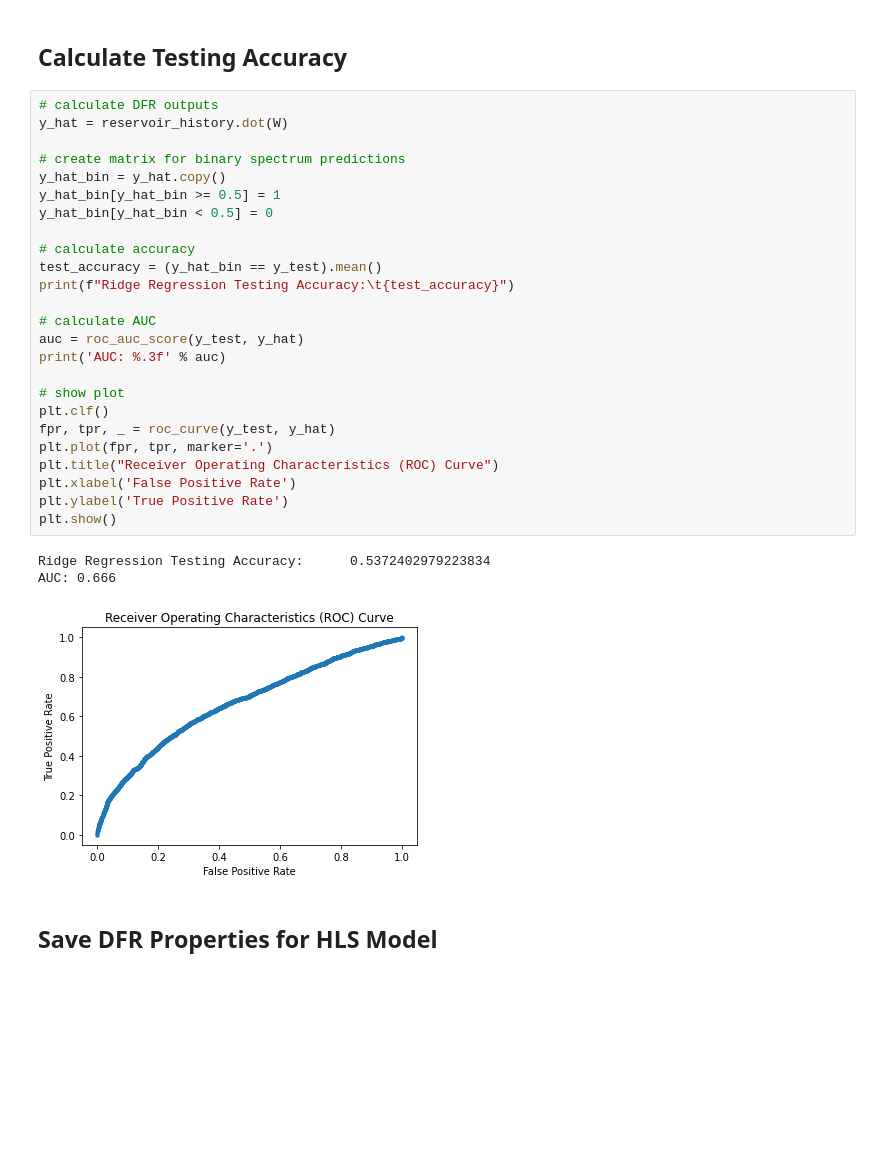
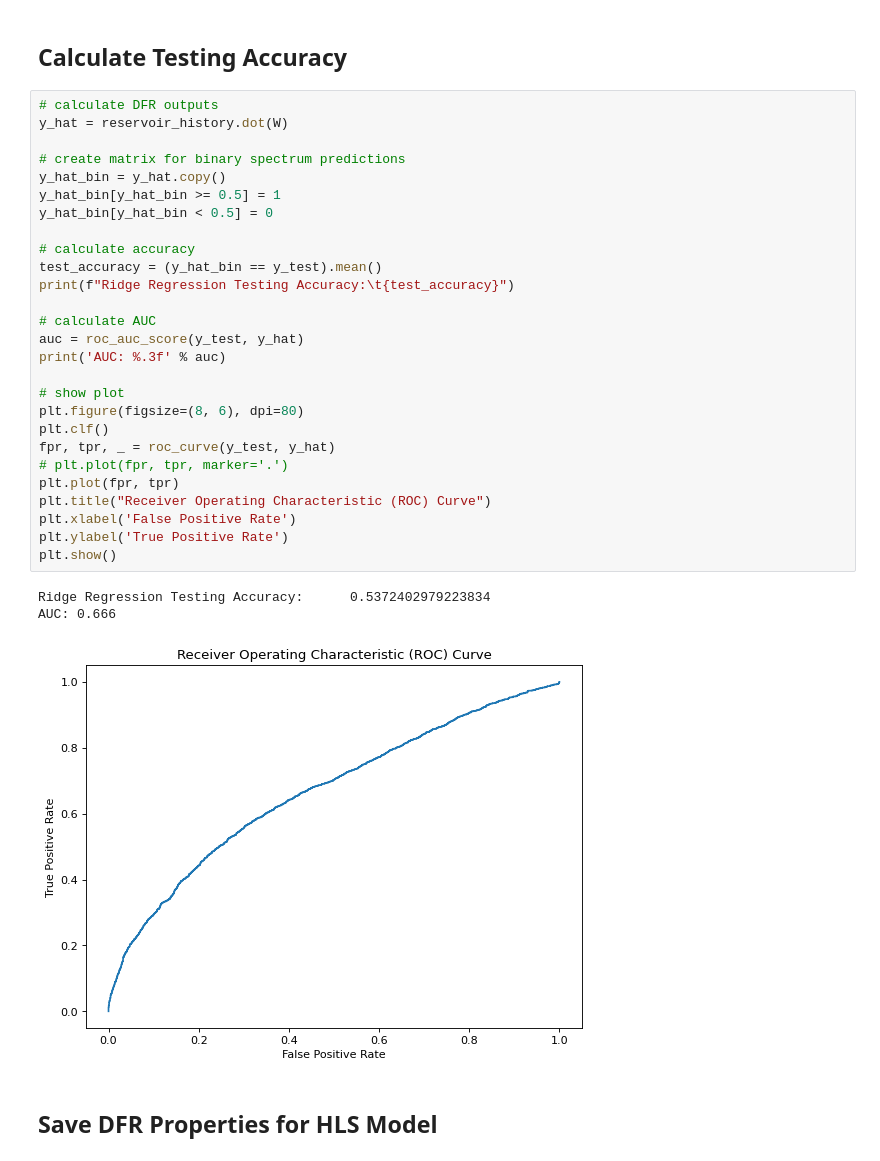
Before and after one commit to oshears/bladerf_dfr_accelerator, a Jupyter notebook: python/spectrum_sensing_dfr.ipynb, the cells around one changed output. Cells and saved outputs as stored; diff of their text form; blank space fills up the shorter version.

```diff
--- a/python/spectrum_sensing_dfr.ipynb
+++ b/python/spectrum_sensing_dfr.ipynb
@@ -156,32 +156,34 @@ for i in range(test_samples):
 # %%
 # calculate DFR outputs
 y_hat = reservoir_history.dot(W)
 
 # create matrix for binary spectrum predictions
 y_hat_bin = y_hat.copy()
 y_hat_bin[y_hat_bin >= 0.5] = 1
 y_hat_bin[y_hat_bin < 0.5] = 0
 
 # calculate accuracy
 test_accuracy = (y_hat_bin == y_test).mean()
 print(f"Ridge Regression Testing Accuracy:\t{test_accuracy}")
 
 # calculate AUC
 auc = roc_auc_score(y_test, y_hat)
 print('AUC: %.3f' % auc)
 
 # show plot
+plt.figure(figsize=(8, 6), dpi=80)
 plt.clf()
 fpr, tpr, _ = roc_curve(y_test, y_hat)
-plt.plot(fpr, tpr, marker='.')
-plt.title("Receiver Operating Characteristics (ROC) Curve")
+# plt.plot(fpr, tpr, marker='.')
+plt.plot(fpr, tpr)
+plt.title("Receiver Operating Characteristic (ROC) Curve")
 plt.xlabel('False Positive Rate')
 plt.ylabel('True Positive Rate')
 plt.show()
 # %% [output]
 Ridge Regression Testing Accuracy:      0.5372402979223834
 AUC: 0.666
-[figure, old version]
+[figure, new version]
 # %% [markdown]
 ## Save DFR Properties for HLS Model
 # %%
```
Also changed, not shown: 1 other file.
